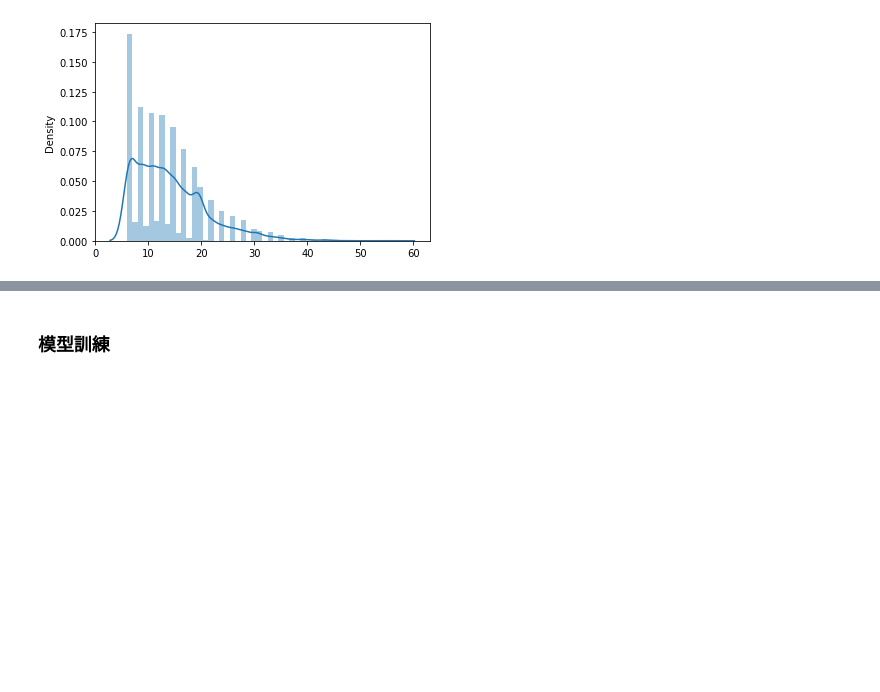
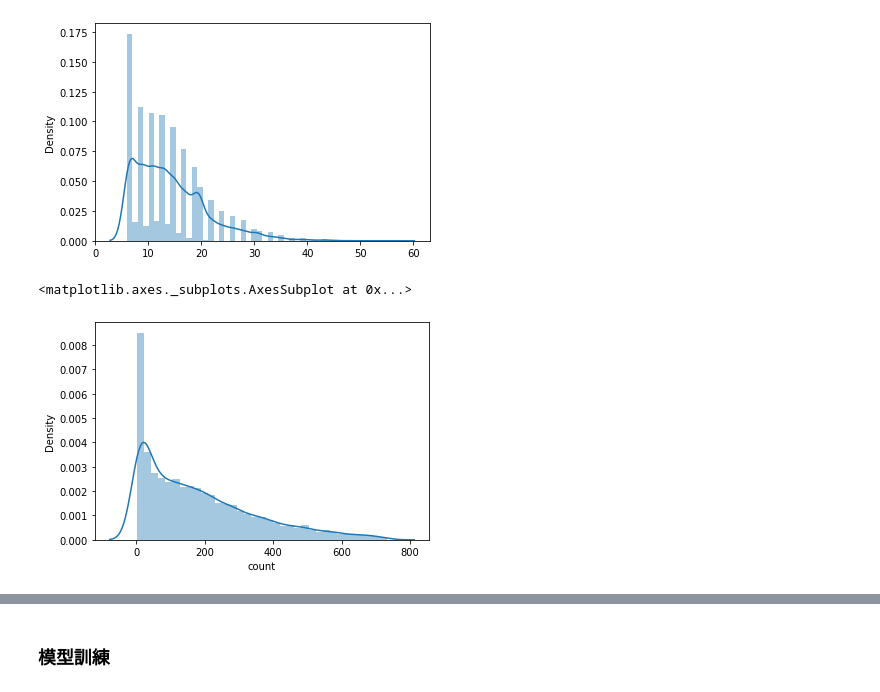
Before and after one commit to boxain/bike_sharing, a Jupyter notebook: Bike_Sharing.ipynb, the cells around one changed output, grey strips where cells are left out. Saved outputs shown, nothing was run; the diff lists cells and outputs as text; code cells hidden in the pictures; blank space fills up the shorter version.

```diff
--- a/Bike_Sharing.ipynb
+++ b/Bike_Sharing.ipynb
@@ -234,12 +196,3 @@ sns.distplot(x=data_train['windspeed'])
 # %% [output]
 <matplotlib.axes._subplots.AxesSubplot at 0x...>
 [figure]
-# %%
-# 處理count的資料傾斜問題
-# 使用標準化
-
-from sklearn.preprocessing import MinMaxScaler
-
-value = data_train['count'].values.reshape((10739,1))
-scaler = MinMaxScaler(feature_range=(0,1)).fit(value)
-data_train['count'] = scaler.transform(value)
@@ -249,0 +199,19 @@ X_test = data_test
+# %%
+# 處理count的資料傾斜問題
+# 使用log解決
+# 若是X值有傾斜問題，則用正規化
+
+X_train = data_train[pd.notnull(data_train['count'])].sort_values('datetime') # 按照日期排序
+X_test = data_test.sort_values('datetime')
+
+datetimecol = X_test['datetime']
+y_train = X_train['count'] # 取得排完序後的count
+
+unuse_col = ['count','casual','registered','datetime','date']
+X_train.drop(columns=unuse_col,inplace=True)
+X_test.drop(columns=unuse_col[3:],inplace=True)
+# %%
+sns.distplot(y_train)
+# %% [output]
+<matplotlib.axes._subplots.AxesSubplot at 0x...>
+[figure, added]
```
Also changed, not shown: parts of 9 cells of this notebook.
